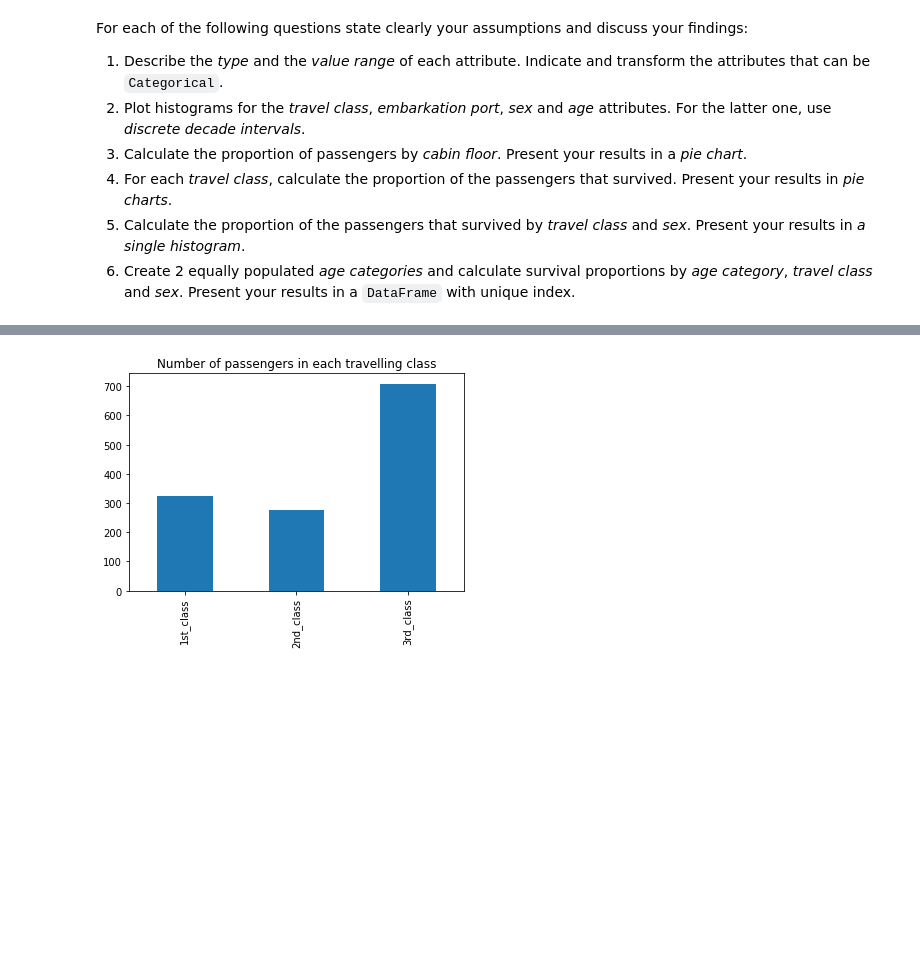
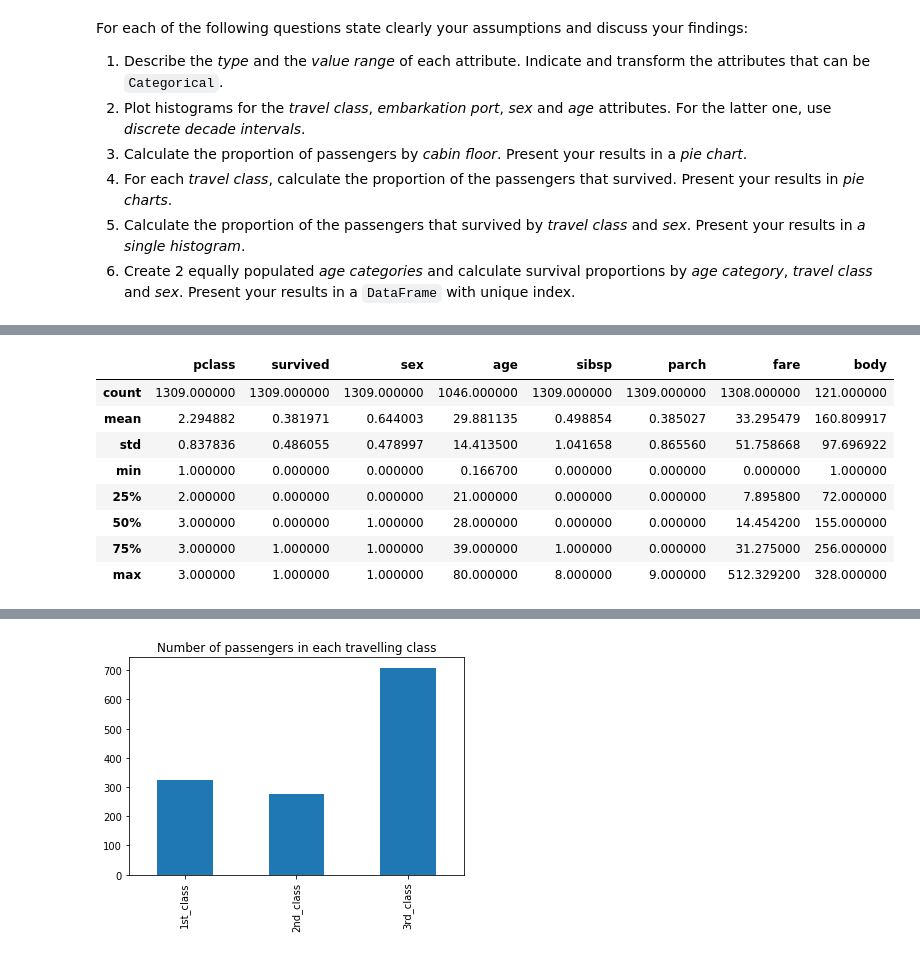
Before and after one commit to NicoBrun/ada2017, a Jupyter notebook: 01 - Pandas and Data Wrangling/Homework 1.ipynb, the cells around one changed output, grey strips where cells are left out. Drawn from its saved outputs; the diff is of its cells as text; code cells hidden in the pictures; blank space fills up the shorter version.

Commit message:
t3 - processed fare, cabin

```diff
--- a/01 - Pandas and Data Wrangling/Homework 1.ipynb
+++ b/01 - Pandas and Data Wrangling/Homework 1.ipynb
@@ -126,10 +146,29 @@ dataset.describe()
 # %%
+# import data
+data_names = ['pclass', 'survived', 'name', 'sex', 'age', 'sibsp', 'parch', 'ticket', 'fare', 'cabin', 'embarked', 'boat', 'body', 'home.dest']
+dataset = pd.read_excel(DATA_FOLDER+"/titanic.xls", index_col=None, names=data_names)
+
 # Data pre-processing
+
 # Some cleaning before discussing the data, so that we can, for example, describe dataset['ticket'] as a number and not as a string
 # just because some rows hold 'PC343445' instead of '343445
 
+# Categorize Sex
+cat_sex = {0 : 'Female', 1 : 'Male'}
+def categorize_sex(s, verbose=True) :
+    if s.lower() == 'female' : return 0
+    elif s.lower() == 'male' : return 1
+    else :
+        if verbose : print('sex - NaN - Couldn\'t categorize :', s)
+        return 'NaN'
+dataset['sex'] = dataset['sex'].apply(categorize_sex)
+
+# Check sibsp and parch only contain integers
+dataset.sibsp = [int(s) for s in dataset.sibsp]  # couldn't use broadcasting with int()
+dataset.parch = [int(s) for s in dataset.parch]
+
 # Keep only the numbers in dataset['ticket']
-def process_ticket(s) :
+def process_ticket(s, verbose=False ) :
     if type(s) is int :
         return s
     elif type(s) is str and s.isdigit():
@@ -139,12 +178,56 @@ def process_ticket(s) :
         if res and s[res.start()+1:].isdigit() :
             return int(s[res.start()+1:])
         else :
-            print("tickets - couldn't transform - erratic regex matched: ", s)
+            if verbose : print("tickets - NaN - erratic regex matched: ", s)
             return 'NaN'
     else :
-        print("tickets - couldn't transform - default case : ", s)
+        if verbose :print("tickets - NaN - matched default case : ", s)
         return 'NaN'
-#print(process_ticket("baba11111"))    # test
-dataset['ticket'].apply(process_ticket)
+dataset['ticket'] = dataset['ticket'].apply(process_ticket)
+
+# Process cabins
+#__cabin__ : String - cabin number - indicated the number of the cabin, and the deck it is located on (profile, boat deck, A-G deck, Orlop deck, tank top).
+# https://www.encyclopedia-titanica.org/cabins.html
+# https://www.reference.com/education/many-floors-did-titanic-1ee686f0a1ffe96d
+def process_cabin(s, verbose=False) :
+    """  Extracts the floor form the cabin numbers
+         Then categorizes it"""
+    if not type(s) is str :
+        if verbose : print('cabins - empty string - didn\'t match string on : ', s)
+        return ''
+    floor=''
+    res = re.findall('[A-Za-z][A-Za-z]*\d\d*', s) # match 1+ char followed by 1+ digit
+    if len(res) > 1 :
+        def reduce_floors(r1, r2) :
+            """ Checks that all listed cabin numbers for a passenger are on the same floor
+                 and returns that floor"""
+            floor1 = re.findall('[A-Za-z][A-Za-z]*', r1)[0] # match only the first 1+ chars
+            floor2 = re.findall('[A-Za-z][A-Za-z]*', r2)[0]
+            if floor1 == floor2 :
+                return floor1
+            else :
+                # this case never happens - checked with verbose=True
+                if verbose : print('cabins - cabins aren\'t on the same floor : ', res)
+                return ''
+        floor = reduce(reduce_floors, res)
+    elif len(res) > 0 :
+        # there is necessarily exactly 1  match
+        floor = re.findall('[A-Za-z][A-Za-z]*', res[0])[0]
+    # else floor=''
+    # Categorizations
+    return { # switch statement equivalent
+        'A' : 0,
+        'B' : 1,
+        'C' : 2,
+        'D' : 3,
+        'E' : 4,
+        'F' : 5,
+        'T' : 6
+    }.get(floor)
+cat_cabin = {0 : 'A', 1 : 'B', 2 : 'C', 3:'D', 4:'E', 5:'F', 6:'Boat Deck'}
+dataset['cabin'] = dataset['cabin'].apply(process_cabin)
+
+
 #print(dataset)
+dataset.describe()
 # %% [output]
@@ -184,0 +234,9 @@ Name: ticket, Length: 1309, dtype: object
+|  | pclass | survived | sex | age | sibsp | parch | fare | body |
+| count | 1309.000000 | 1309.000000 | 1309.000000 | 1046.000000 | 1309.000000 | 1309.000000 | 1308.000000 | 121.000000 |
+| mean | 2.294882 | 0.381971 | 0.644003 | 29.881135 | 0.498854 | 0.385027 | 33.295479 | 160.809917 |
+| std | 0.837836 | 0.486055 | 0.478997 | 14.413500 | 1.041658 | 0.865560 | 51.758668 | 97.696922 |
+| min | 1.000000 | 0.000000 | 0.000000 | 0.166700 | 0.000000 | 0.000000 | 0.000000 | 1.000000 |
+| 25% | 2.000000 | 0.000000 | 0.000000 | 21.000000 | 0.000000 | 0.000000 | 7.895800 | 72.000000 |
+| 50% | 3.000000 | 0.000000 | 1.000000 | 28.000000 | 0.000000 | 0.000000 | 14.454200 | 155.000000 |
+| 75% | 3.000000 | 1.000000 | 1.000000 | 39.000000 | 1.000000 | 0.000000 | 31.275000 | 256.000000 |
+| max | 3.000000 | 1.000000 | 1.000000 | 80.000000 | 8.000000 | 9.000000 | 512.329200 | 328.000000 |
```
Also changed, not shown: parts of 4 cells of this notebook.
